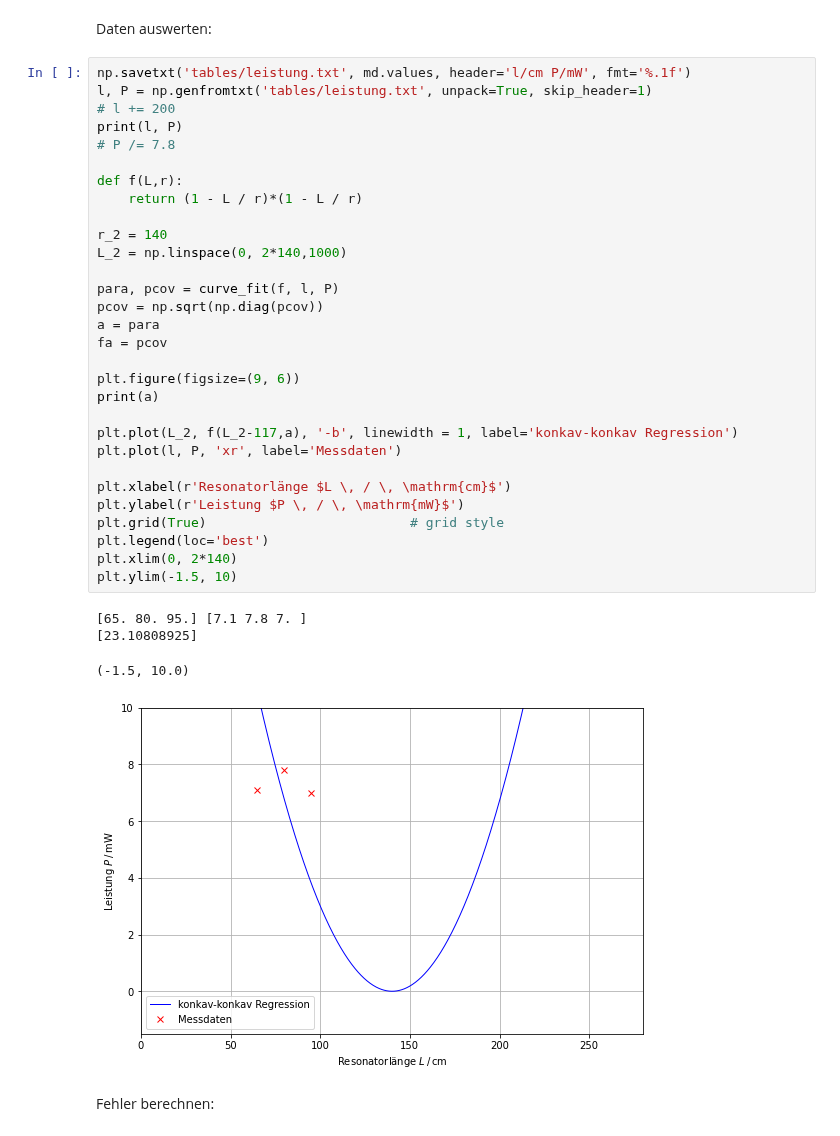
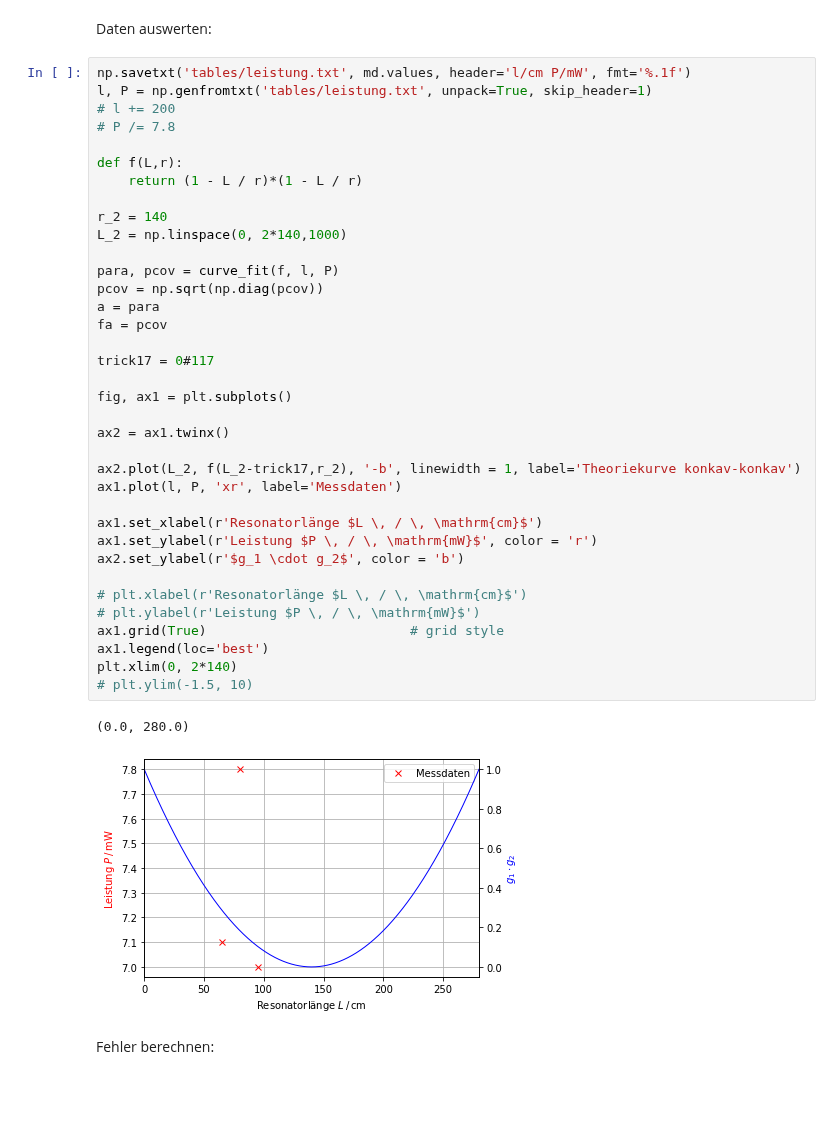
Before and after one commit to waerther/fortgeschrittenenpraktikum, a Jupyter notebook: v61/auswertung.ipynb, the cells around one changed output. Saved outputs shown, nothing was run; the diff lists cells and outputs as text; blank space fills up the shorter version.

```diff
--- a/v61/auswertung.ipynb
+++ b/v61/auswertung.ipynb
@@ -31,38 +31,42 @@ Daten auswerten:
 # %%
 np.savetxt('tables/leistung.txt', md.values, header='l/cm P/mW', fmt='%.1f')
 l, P = np.genfromtxt('tables/leistung.txt', unpack=True, skip_header=1)
 # l += 200
-print(l, P)
 # P /= 7.8
 
 def f(L,r):
     return (1 - L / r)*(1 - L / r)
 
 r_2 = 140
 L_2 = np.linspace(0, 2*140,1000)
 
 para, pcov = curve_fit(f, l, P)
 pcov = np.sqrt(np.diag(pcov))
 a = para
 fa = pcov
 
-plt.figure(figsize=(9, 6))
-print(a)
+trick17 = 0#117
 
-plt.plot(L_2, f(L_2-117,a), '-b', linewidth = 1, label='konkav-konkav Regression')
-plt.plot(l, P, 'xr', label='Messdaten')
+fig, ax1 = plt.subplots()
 
-plt.xlabel(r'Resonatorlänge $L \, / \, \mathrm{cm}$')
-plt.ylabel(r'Leistung $P \, / \, \mathrm{mW}$')
-plt.grid(True)                          # grid style
-plt.legend(loc='best')
+ax2 = ax1.twinx()
+
+ax2.plot(L_2, f(L_2-trick17,r_2), '-b', linewidth = 1, label='Theoriekurve konkav-konkav')
+ax1.plot(l, P, 'xr', label='Messdaten')
+
+ax1.set_xlabel(r'Resonatorlänge $L \, / \, \mathrm{cm}$')
+ax1.set_ylabel(r'Leistung $P \, / \, \mathrm{mW}$', color = 'r')
+ax2.set_ylabel(r'$g_1 \cdot g_2$', color = 'b')
+
+# plt.xlabel(r'Resonatorlänge $L \, / \, \mathrm{cm}$')
+# plt.ylabel(r'Leistung $P \, / \, \mathrm{mW}$')
+ax1.grid(True)                          # grid style
+ax1.legend(loc='best')
 plt.xlim(0, 2*140)
-plt.ylim(-1.5, 10)
+# plt.ylim(-1.5, 10)
 # %% [output]
-[65. 80. 95.] [7.1 7.8 7. ]
-[23.10808925]
+(0.0, 280.0)
-(-1.5, 10.0)
-[figure, old version]
+[figure, new version]
 # %% [markdown]
 Fehler berechnen:
 # %%
```
Also changed, not shown: parts of 2 cells of this notebook, 5 other files.
